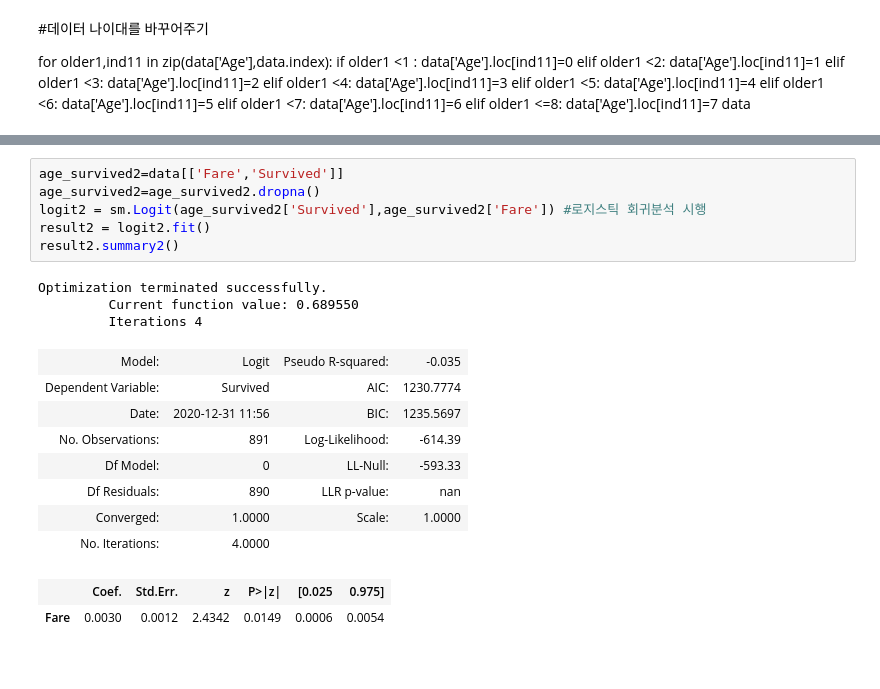
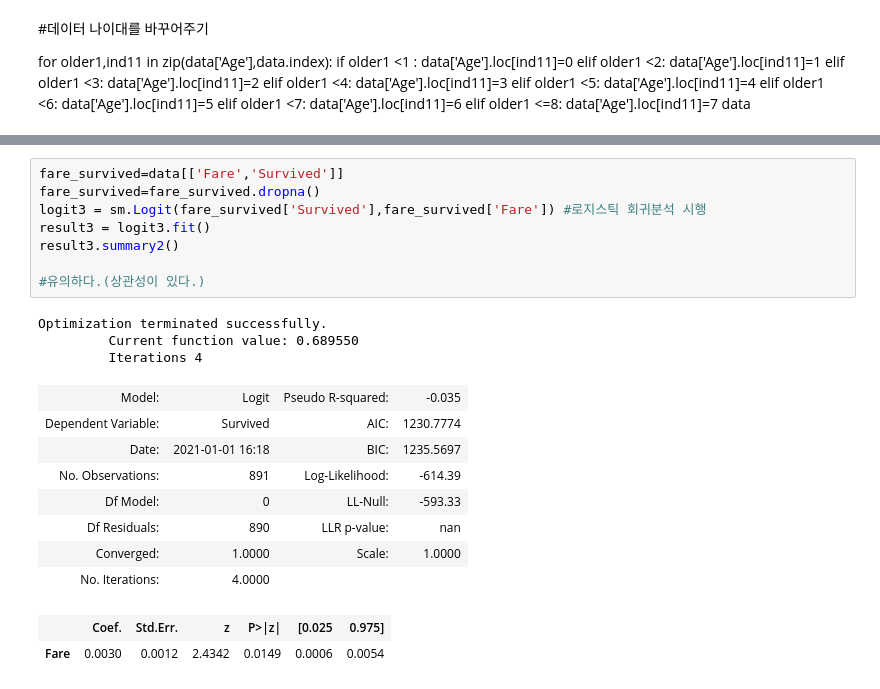
Before and after one commit to Ash-Stat/An-Si-Hyun, a Jupyter notebook: 결측값처리결과(캐글).ipynb, the cells around one changed output, grey strips where cells are left out. Cells and saved outputs as stored; diff of their text form.

```diff
--- a/결측값처리결과(캐글).ipynb
+++ b/결측값처리결과(캐글).ipynb
@@ -572,18 +572,20 @@ Optimization terminated successfully.
 |  | Coef. | Std.Err. | z | P>|z| | [0.025 | 0.975] |
 | Age | -0.0127 | 0.0023 | -5.4151 | 0.0000 | -0.0173 | -0.0081 |
 # %%
-age_survived2=data[['Fare','Survived']]
-age_survived2=age_survived2.dropna()
-logit2 = sm.Logit(age_survived2['Survived'],age_survived2['Fare']) #로지스틱 회귀분석 시행
-result2 = logit2.fit()
-result2.summary2()
+fare_survived=data[['Fare','Survived']]
+fare_survived=fare_survived.dropna()
+logit3 = sm.Logit(fare_survived['Survived'],fare_survived['Fare']) #로지스틱 회귀분석 시행
+result3 = logit3.fit()
+result3.summary2()
+
+#유의하다.(상관성이 있다.)
 # %% [output]
 Optimization terminated successfully.
          Current function value: 0.689550
          Iterations 4
 | Model: | Logit | Pseudo R-squared: | -0.035 |
 | Dependent Variable: | Survived | AIC: | 1230.7774 |
-| Date: | 2020-12-31 11:56 | BIC: | 1235.5697 |
+| Date: | 2021-01-01 16:18 | BIC: | 1235.5697 |
 | No. Observations: | 891 | Log-Likelihood: | -614.39 |
 | Df Model: | 0 | LL-Null: | -593.33 |
 | Df Residuals: | 890 | LLR p-value: | nan |
```
Also changed, not shown: parts of 22 cells of this notebook.
